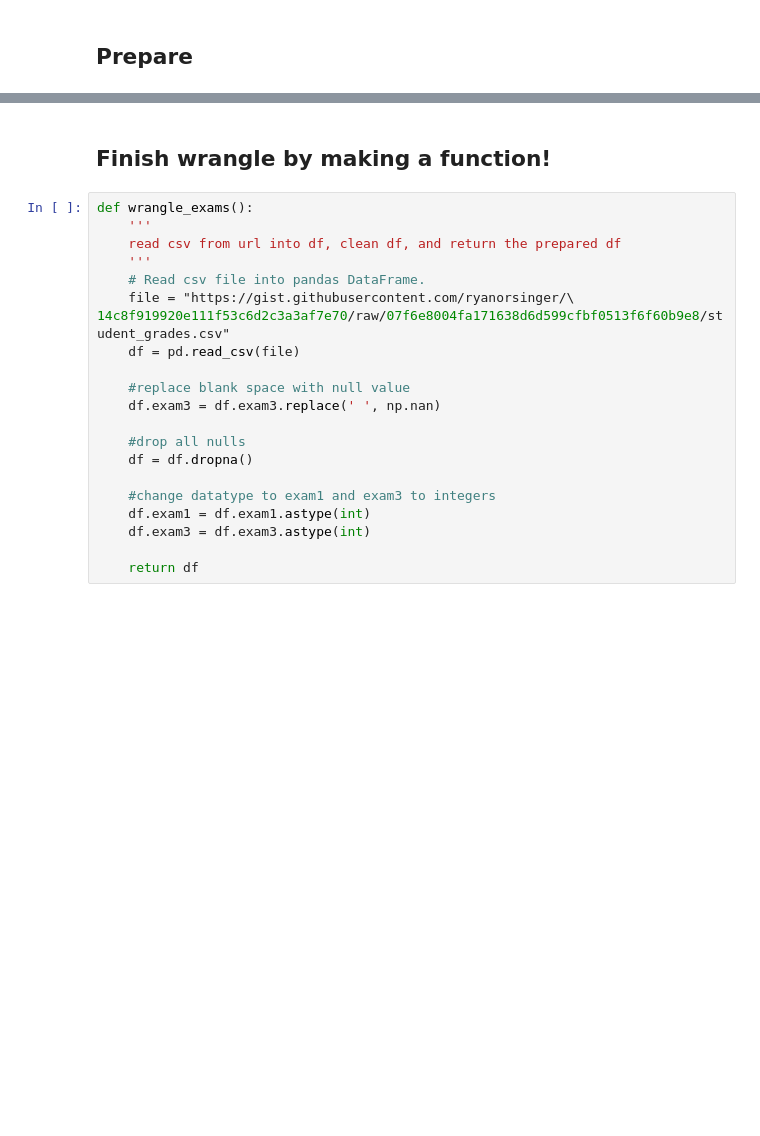
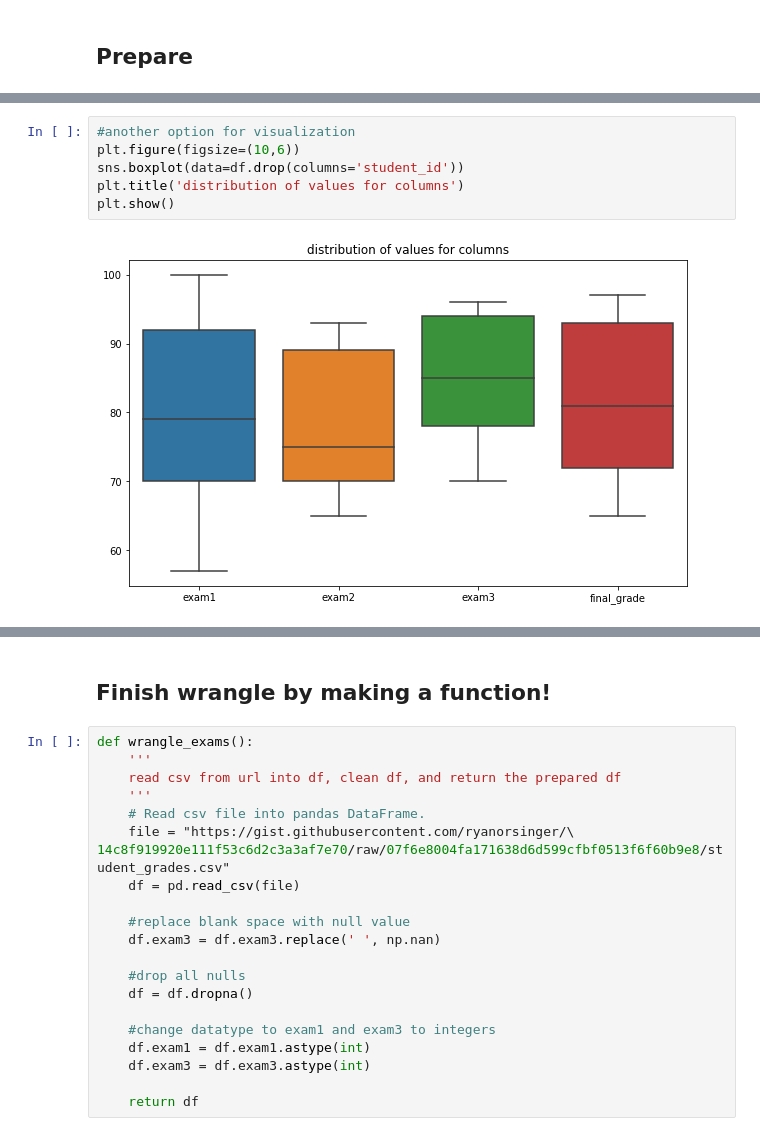
Before and after one commit to CodeupClassroom/pagel-regression, a Jupyter notebook: wrangle_lesson.ipynb, the cells around one changed output, grey strips where cells are left out. Saved outputs shown, nothing was run; the diff lists cells and outputs as text; blank space fills up the shorter version.

```diff
--- a/wrangle_lesson.ipynb
+++ b/wrangle_lesson.ipynb
@@ -43,0 +333,8 @@ Takeaways: ?
+# %%
+#another option for visualization
+plt.figure(figsize=(10,6))
+sns.boxplot(data=df.drop(columns='student_id'))
+plt.title('distribution of values for columns')
+plt.show()
+# %% [output]
+[figure, added]
```
Also changed, not shown: parts of 50 cells of this notebook.
